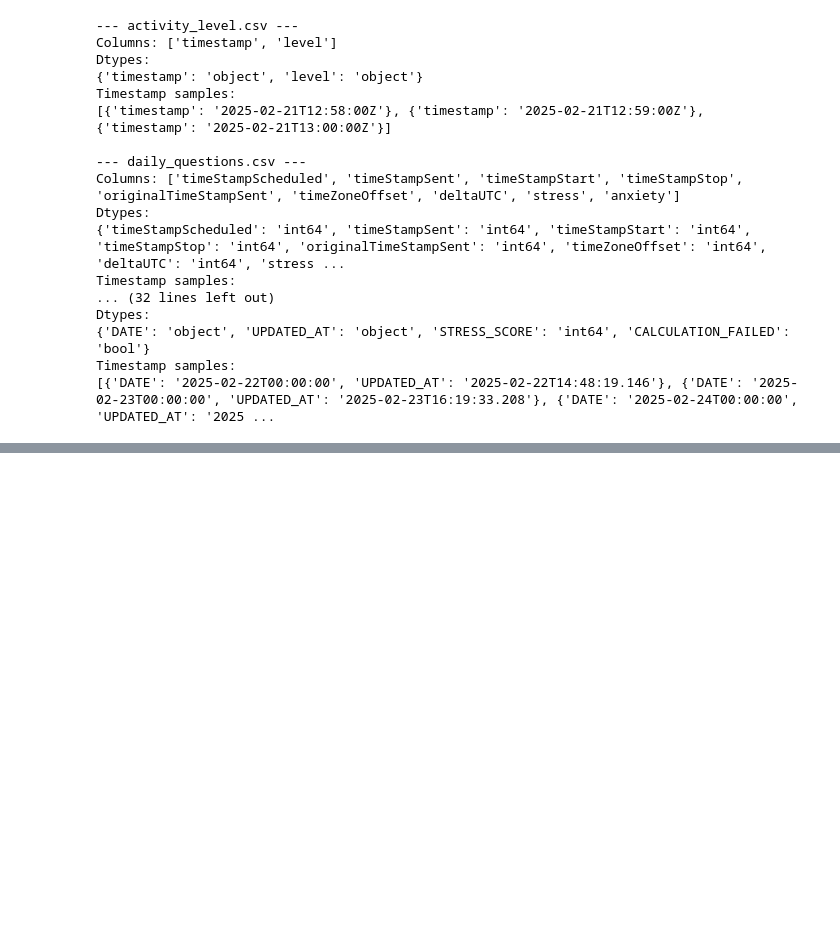
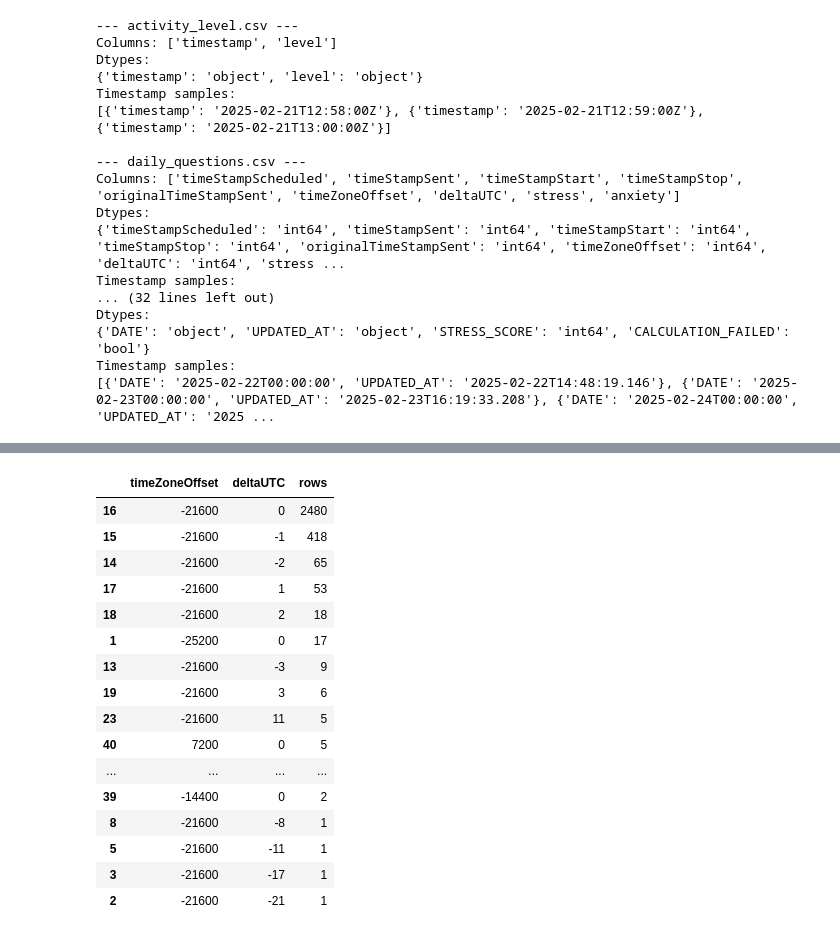
Before and after one commit to jeanwongbd/MindWatch---IE08-new, a Jupyter notebook: EDA/notebooks/MW_201_EDA.ipynb, the cells around one changed output, grey strips where cells are left out. Cells and saved outputs as stored; diff of their text form; code cells hidden in the pictures; blank space fills up the shorter version.

```diff
--- a/EDA/notebooks/MW_201_EDA.ipynb
+++ b/EDA/notebooks/MW_201_EDA.ipynb
@@ -267,0 +353,71 @@ oxygen = load_participant_file("oxygen.csv")
+# %%
+fitbit_stress["fitbit_date"] = pd.to_datetime(
+    fitbit_stress["DATE"],
+    errors="coerce",
+).dt.normalize()
+
+fitbit_stress["updated_at_naive"] = pd.to_datetime(
+    fitbit_stress["UPDATED_AT"],
+    errors="coerce",
+)
+
+fitbit_stress["fitbit_stress_score"] = (
+    fitbit_stress["STRESS_SCORE"].astype(float)
+)
+
+fitbit_stress.loc[
+    fitbit_stress["CALCULATION_FAILED"],
+    "fitbit_stress_score",
+] = np.nan
+# %%
+print("QUESTIONNAIRE TIMEZONE COMBINATIONS")
+display(
+    questions.groupby(
+        ["timeZoneOffset", "deltaUTC"],
+        dropna=False,
+    )
+    .size()
+    .rename("rows")
+    .reset_index()
+    .sort_values("rows", ascending=False)
+    .head(30)
+)
+
+print("\nACTIVITY LEVEL VALUES")
+display(
+    activity["level"]
+    .value_counts(dropna=False)
+    .rename_axis("level")
+    .reset_index(name="rows")
+)
+
+print("\nFITBIT STRESS VALIDITY")
+display(
+    fitbit_stress.groupby(
+        ["CALCULATION_FAILED", "STRESS_SCORE"],
+        dropna=False,
+    )
+    .size()
+    .rename("rows")
+    .reset_index()
+    .sort_values(
+        ["CALCULATION_FAILED", "STRESS_SCORE"]
+    )
+)
+
+print("\nHRV COVERAGE")
+display(hrv["coverage"].describe())
+
+print("\nHRV RMSSD")
+display(hrv["rmssd"].describe())
+
+print("\nSLEEP")
+display(
+    sleep[
+        ["overall_score", "deep_sleep_in_minutes"]
+    ].describe()
+)
+
+print("\nREPORTED STRESS")
+display(questions["stress"].describe())
+# %% [output]
@@ -267,0 +425,17 @@ oxygen = load_participant_file("oxygen.csv")
+|  | timeZoneOffset | deltaUTC | rows |
+| 16 | -21600 | 0 | 2480 |
+| 15 | -21600 | -1 | 418 |
+| 14 | -21600 | -2 | 65 |
+| 17 | -21600 | 1 | 53 |
+| 18 | -21600 | 2 | 18 |
+| 1 | -25200 | 0 | 17 |
+| 13 | -21600 | -3 | 9 |
+| 19 | -21600 | 3 | 6 |
+| 23 | -21600 | 11 | 5 |
+| 40 | 7200 | 0 | 5 |
+| ... | ... | ... | ... |
+| 39 | -14400 | 0 | 2 |
+| 8 | -21600 | -8 | 1 |
+| 5 | -21600 | -11 | 1 |
+| 3 | -21600 | -17 | 1 |
+| 2 | -21600 | -21 | 1 |
```
Also changed, not shown: parts of 17 cells of this notebook.
